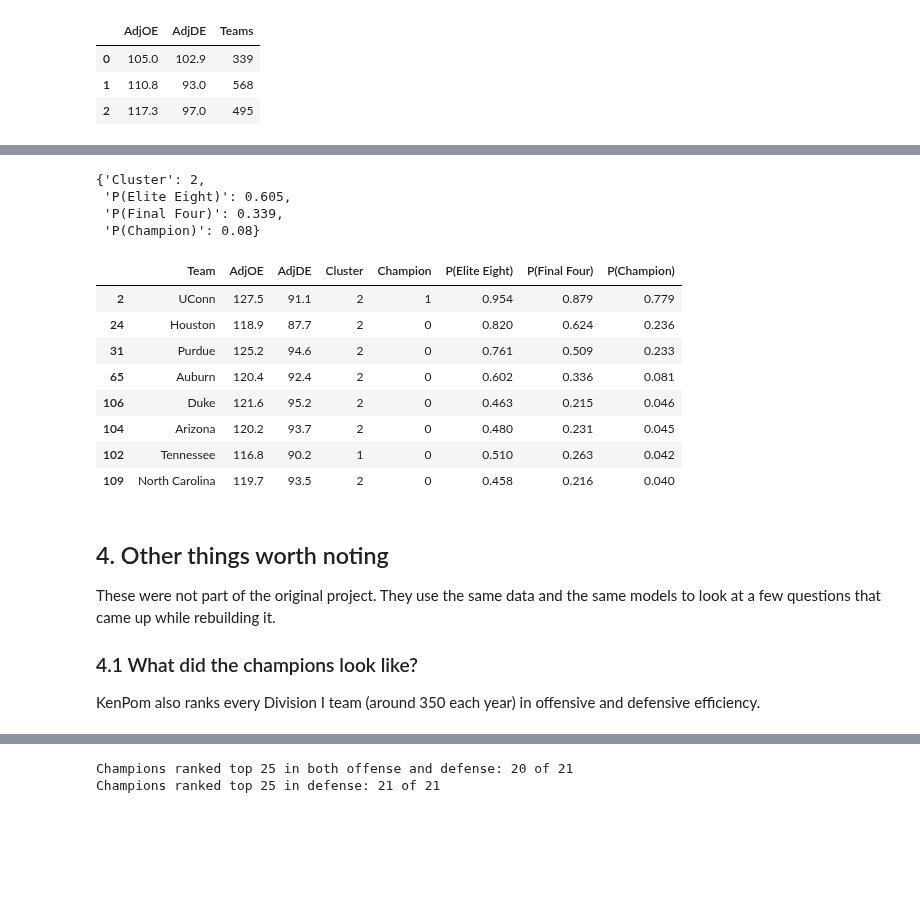
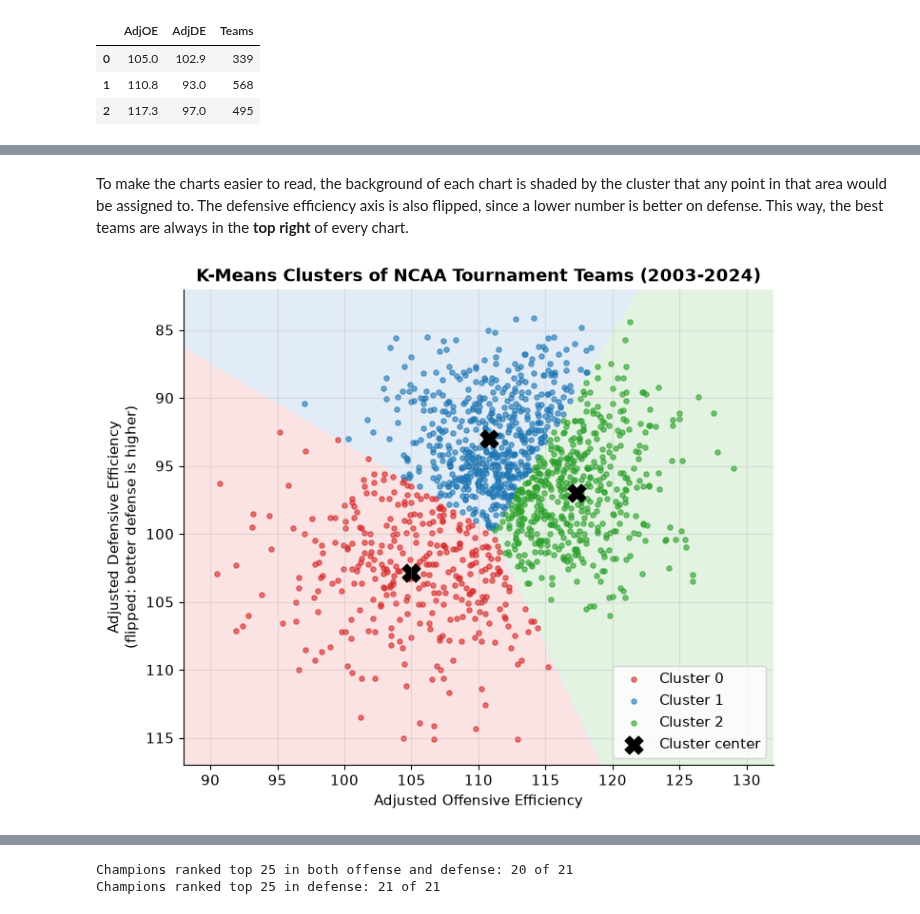
Before and after one commit to ColeDiGregorio/march-madness-analysis, a Jupyter notebook: march_madness.ipynb, the cells around one changed output, grey strips where cells are left out. Saved outputs shown, nothing was run; the diff lists cells and outputs as text; code cells hidden in the pictures; blank space fills up the shorter version.

```diff
--- a/march_madness.ipynb
+++ b/march_madness.ipynb
@@ -240,12 +160,0 @@ success_rate
-# %%
-round_colors = ["lightgray", "dimgray", "gold"]
-
-ax = success_rate.drop(columns="Teams").plot(kind="bar", color=round_colors, edgecolor="black", rot=0)
-ax.set_xticklabels(["Cluster 0 (red)", "Cluster 1 (blue)", "Cluster 2 (green)"])
-ax.set_xlabel("")
-ax.set_ylabel("% of teams in the cluster")
-ax.set_title("Tournament Success Rate by Cluster")
-ax.text(0, 1, "No team reached\nthe Elite Eight", ha="center", fontsize=10)
-ax.grid(axis="x", visible=False)
-plt.savefig("figures/figure3_success_by_cluster.png", dpi=150, bbox_inches="tight")
-plt.show()
@@ -353,37 +161,4 @@ predicted chance of winning the title.
-# %%
-def predict_team(adj_oe, adj_de):
-    team = pd.DataFrame({"AdjOE": [adj_oe], "AdjDE": [adj_de]})
-    result = {"Cluster": int(mapping[kmeans.predict(team)[0]])}
-    for target in rounds:
-        result["P(" + target + ")"] = round(float(models[target].predict_proba(team)[0, 1]), 3)
-    return result
-
-predict_team(120.0, 92.0)
-# %% [output]
-{'Cluster': 2,
- 'P(Elite Eight)': 0.605,
- 'P(Final Four)': 0.339,
- 'P(Champion)': 0.08}
-# %%
-example = tourney[tourney["Season"] == 2024].copy()
-for target in rounds:
-    example["P(" + target + ")"] = models[target].predict_proba(example[["AdjOE", "AdjDE"]])[:, 1].round(3)
-example.sort_values("P(Champion)", ascending=False).head(8)[
-    ["Team", "AdjOE", "AdjDE", "Cluster", "Champion", "P(Elite Eight)", "P(Final Four)", "P(Champion)"]]
-# %% [output]
-|  | Team | AdjOE | AdjDE | Cluster | Champion | P(Elite Eight) | P(Final Four) | P(Champion) |
-| 2 | UConn | 127.5 | 91.1 | 2 | 1 | 0.954 | 0.879 | 0.779 |
-| 24 | Houston | 118.9 | 87.7 | 2 | 0 | 0.820 | 0.624 | 0.236 |
-| 31 | Purdue | 125.2 | 94.6 | 2 | 0 | 0.761 | 0.509 | 0.233 |
-| 65 | Auburn | 120.4 | 92.4 | 2 | 0 | 0.602 | 0.336 | 0.081 |
-| 106 | Duke | 121.6 | 95.2 | 2 | 0 | 0.463 | 0.215 | 0.046 |
-| 104 | Arizona | 120.2 | 93.7 | 2 | 0 | 0.480 | 0.231 | 0.045 |
-| 102 | Tennessee | 116.8 | 90.2 | 1 | 0 | 0.510 | 0.263 | 0.042 |
-| 109 | North Carolina | 119.7 | 93.5 | 2 | 0 | 0.458 | 0.216 | 0.040 |
-# %% [markdown]
-## 4. Other things worth noting
-These were not part of the original project. They use the same data and the same models to look at a few
-questions that came up while rebuilding it.
-
-### 4.1 What did the champions look like?
-KenPom also ranks every Division I team (around 350 each year) in offensive and defensive efficiency.
+# %% [markdown]
+To make the charts easier to read, the background of each chart is shaded by the cluster that any point in that
+area would be assigned to. The defensive efficiency axis is also flipped, since a lower number is better on
+defense. This way, the best teams are always in the **top right** of every chart.
@@ -389,0 +182,13 @@ KenPom also ranks every Division I team (around 350 each year) in offensive and
+# %%
+fig, ax = plt.subplots(figsize=(8, 6.5))
+draw_clusters(ax)
+for c in [0, 1, 2]:
+    group = tourney[tourney["Cluster"] == c]
+    ax.scatter(group["AdjOE"], group["AdjDE"], c=colors[c], s=14, alpha=0.6, label=f"Cluster {c}")
+ax.scatter(centers["AdjOE"], centers["AdjDE"], marker="X", c="black", s=180, label="Cluster center")
+ax.set_title("K-Means Clusters of NCAA Tournament Teams (2003-2024)", fontweight="bold")
+ax.legend(loc="lower right")
+plt.savefig("figures/figure1_clusters.png", dpi=150, bbox_inches="tight")
+plt.show()
+# %% [output]
+[figure, added]
```
Also changed, not shown: parts of 63 cells of this notebook, 12 other files.
